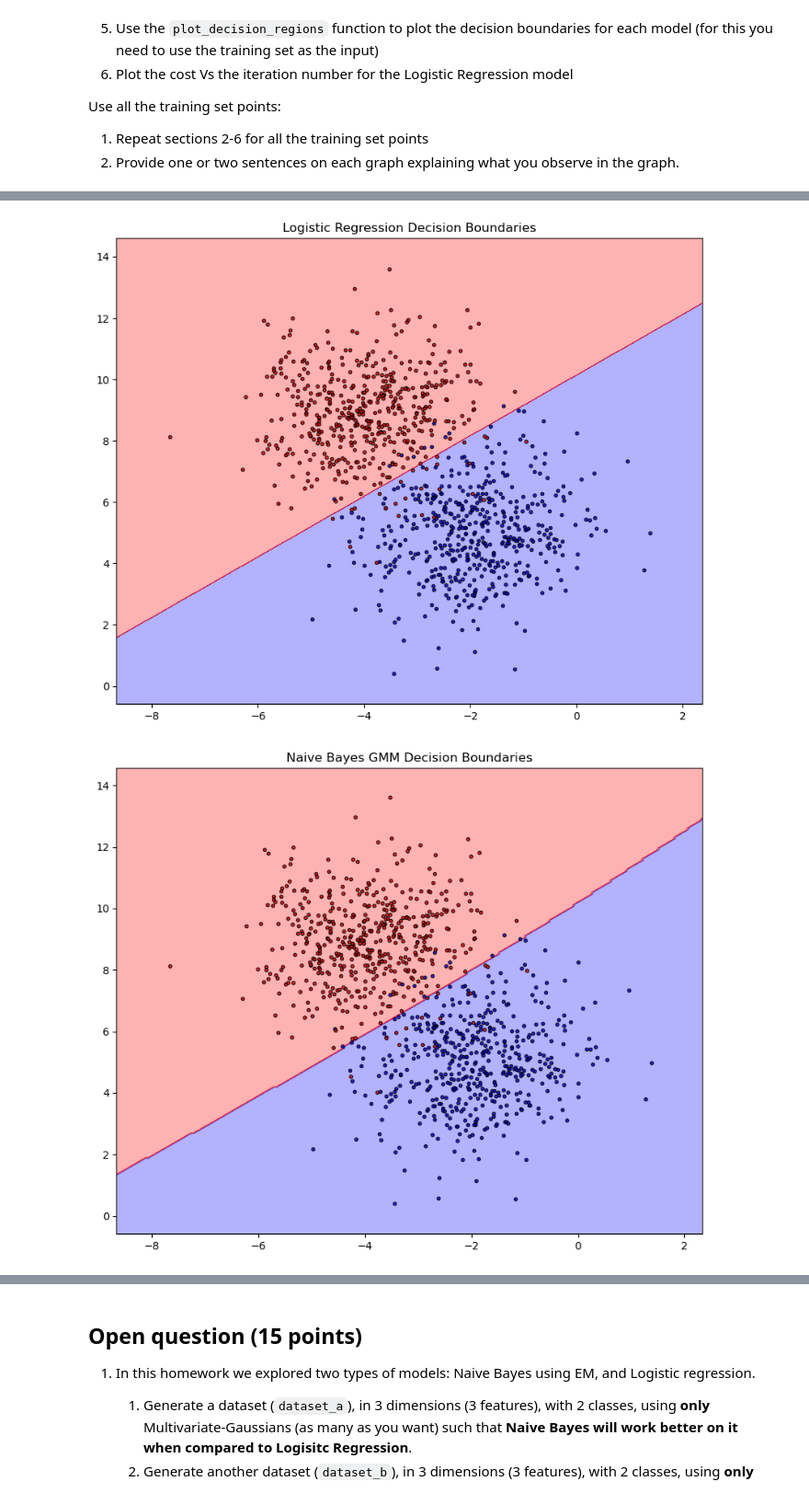
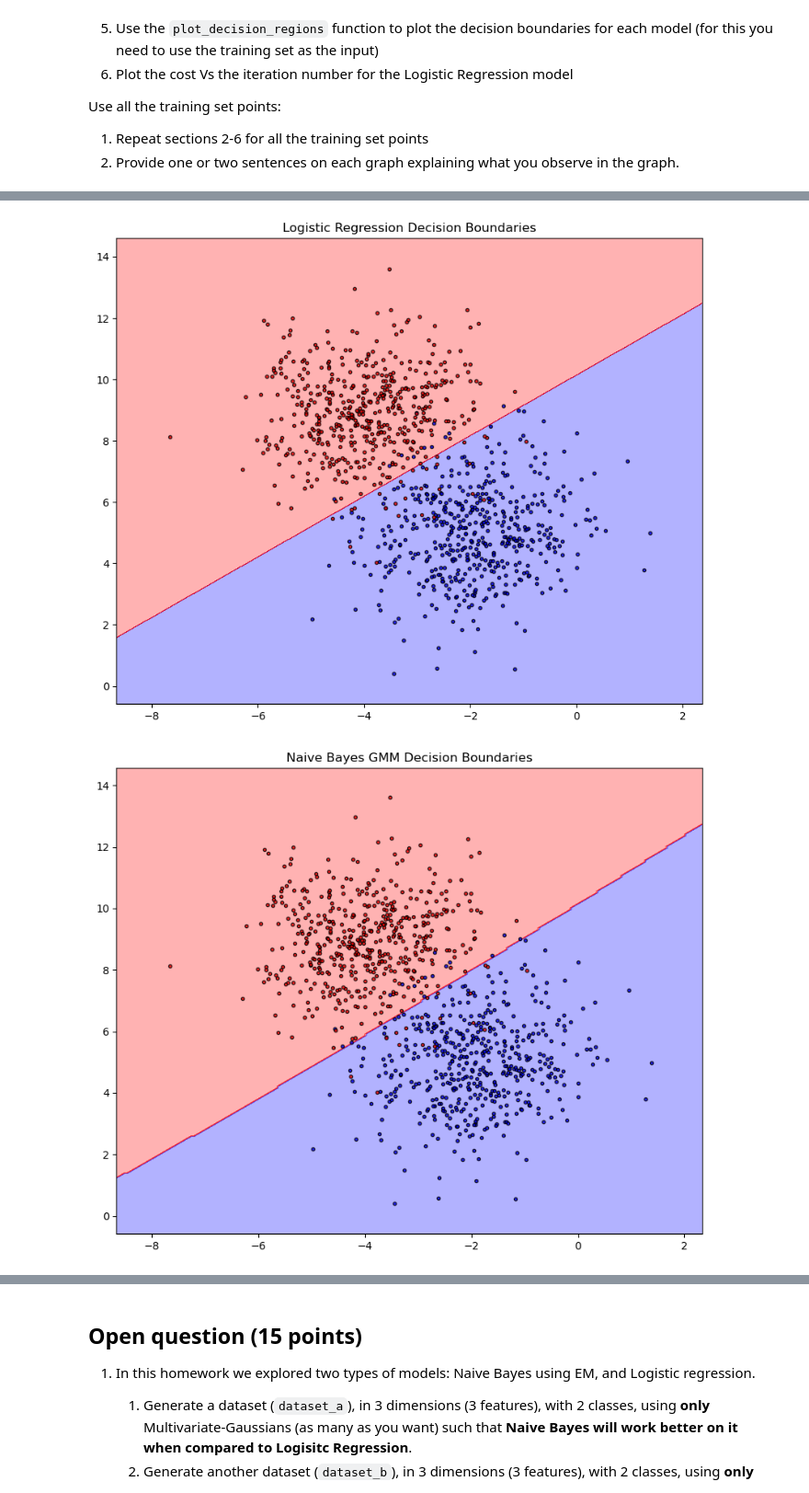
Before and after one commit to liorrofeim/Logistic-Regression-Bayes-and-EM, a Jupyter notebook: hwa4.ipynb, the cells around one changed output, grey strips where cells are left out. Shown at 92% size. Saved outputs shown, nothing was run; the diff lists cells and outputs as text; code cells hidden in the pictures.

```diff
--- a/hwa4.ipynb
+++ b/hwa4.ipynb
@@ -413,15 +399,15 @@ from hw4 import model_evaluation
 # %%
 # Train - 1000, Test - 500
 X_training_1000 = X_training[:1000, :]
 y_training_1000 = y_training[:1000]
 
 X_test_500 = X_test[:500, :]
 y_test_500 = y_test[:500]
 
-model_evaluation(X_training_1000, y_training_1000, X_test_500, y_test_500, 1, best_eta, best_eps)
+model_evaluation(X_training_1000, y_training_1000, X_test_500, y_test_500, 2, best_eta, best_eps)
 # %% [output]
 [figure]
-[figure, old version]
+[figure, new version]
 [figure]
 {'lor_train_acc': 0.965,
  'lor_test_acc': 0.94,
```
Also changed, not shown: parts of 11 cells of this notebook, 1 other file.
